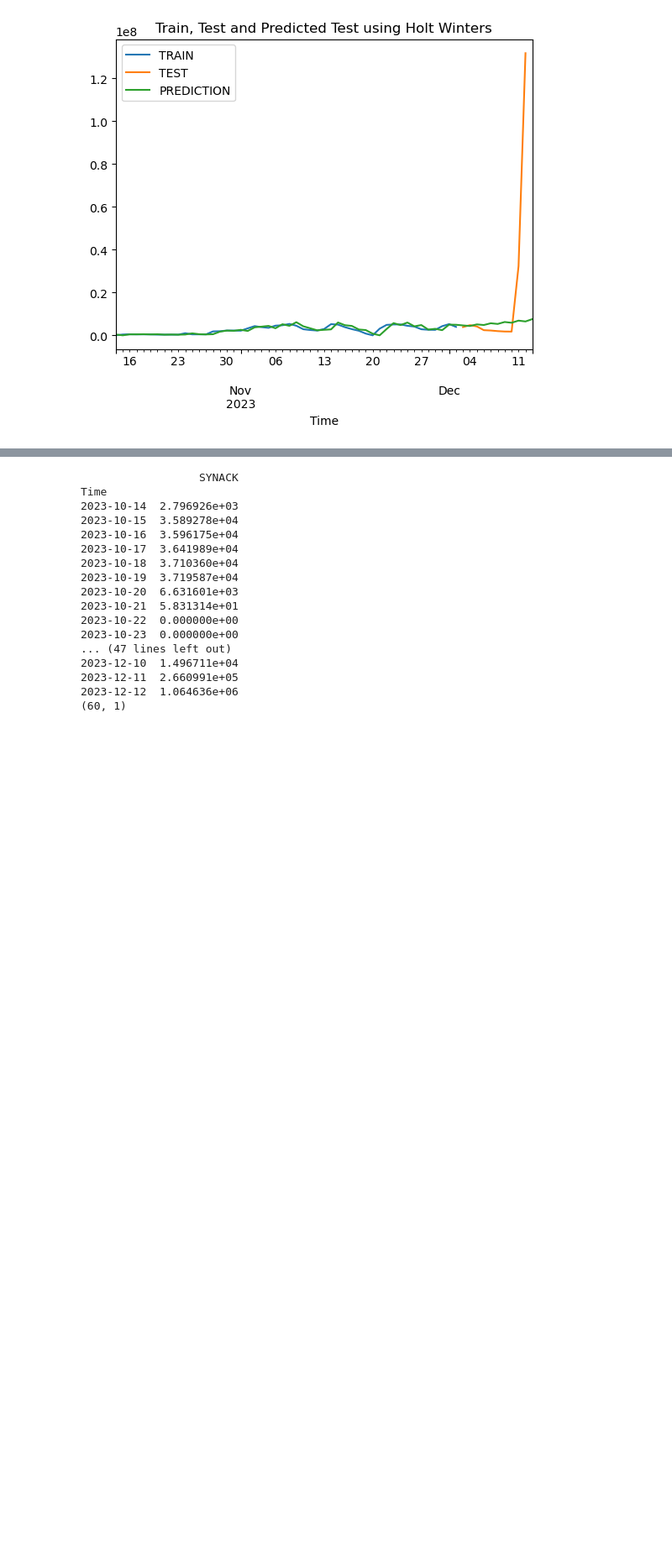
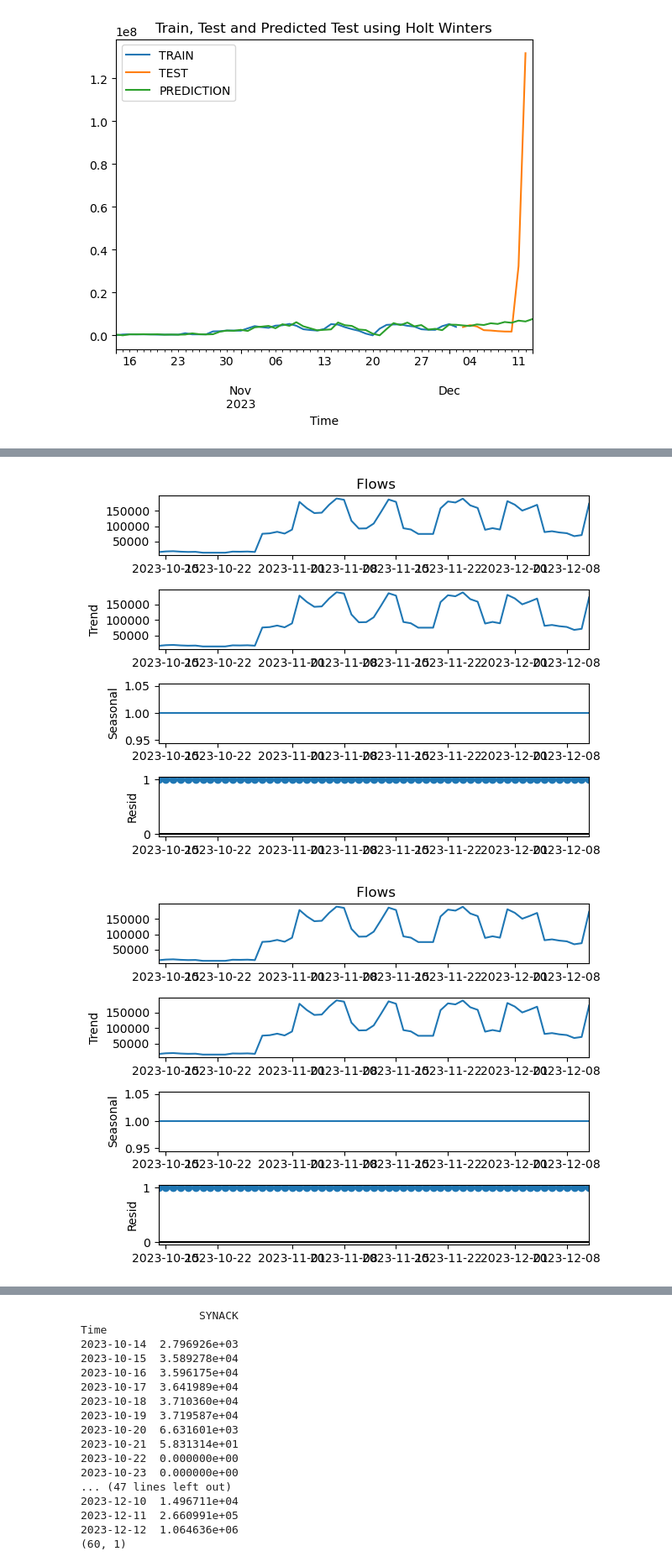
Before and after one commit to RoccoTrolio99/Holt-Winters-Pearson, a Jupyter notebook: Holt-Winters-Prova.ipynb, the cells around one changed output, grey strips where cells are left out. Shown at 84% size. Cells and saved outputs as stored; diff of their text form; code cells hidden in the pictures; blank space fills up the shorter version.

```diff
--- a/Holt-Winters-Prova.ipynb
+++ b/Holt-Winters-Prova.ipynb
@@ -100,0 +135,7 @@ Text(0.5, 1.0, 'Train, Test and Predicted Test using Holt Winters')
+# %%
+decompose_result = seasonal_decompose(flow22[' Flows'], model='multiplicative',period=1)
+# %%
+decompose_result.plot()
+# %% [output]
+[figure, added]
+[figure, added]
```
Also changed, not shown: parts of 15 cells of this notebook.
